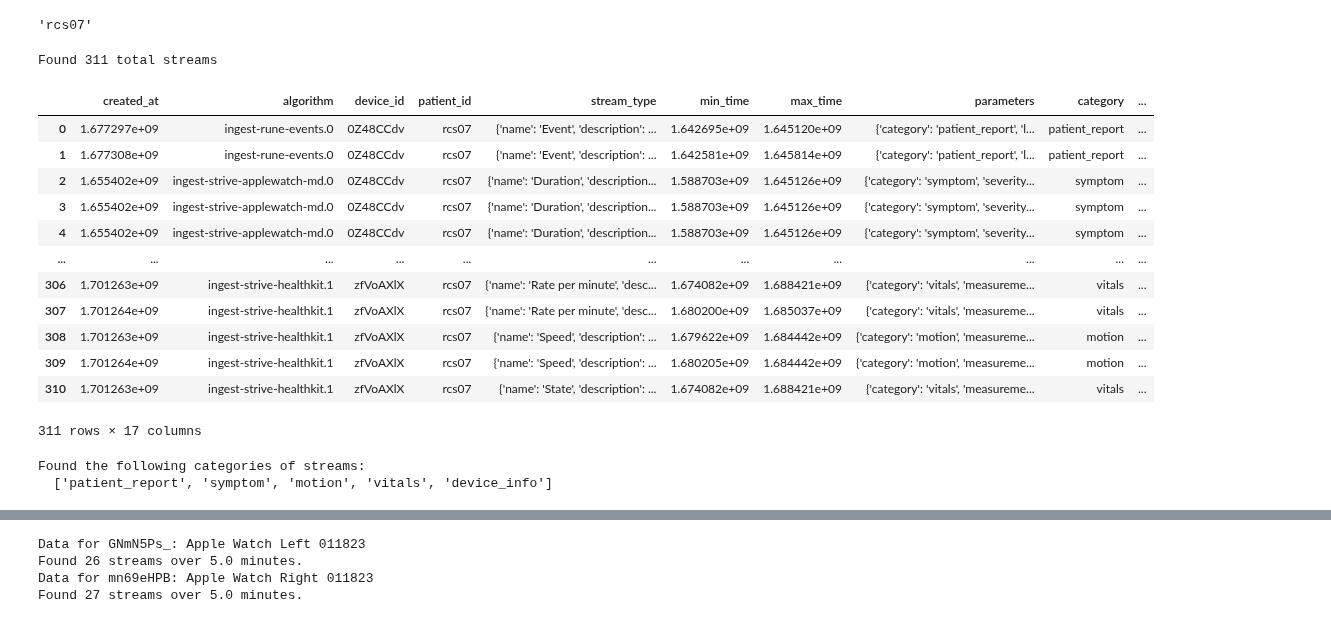
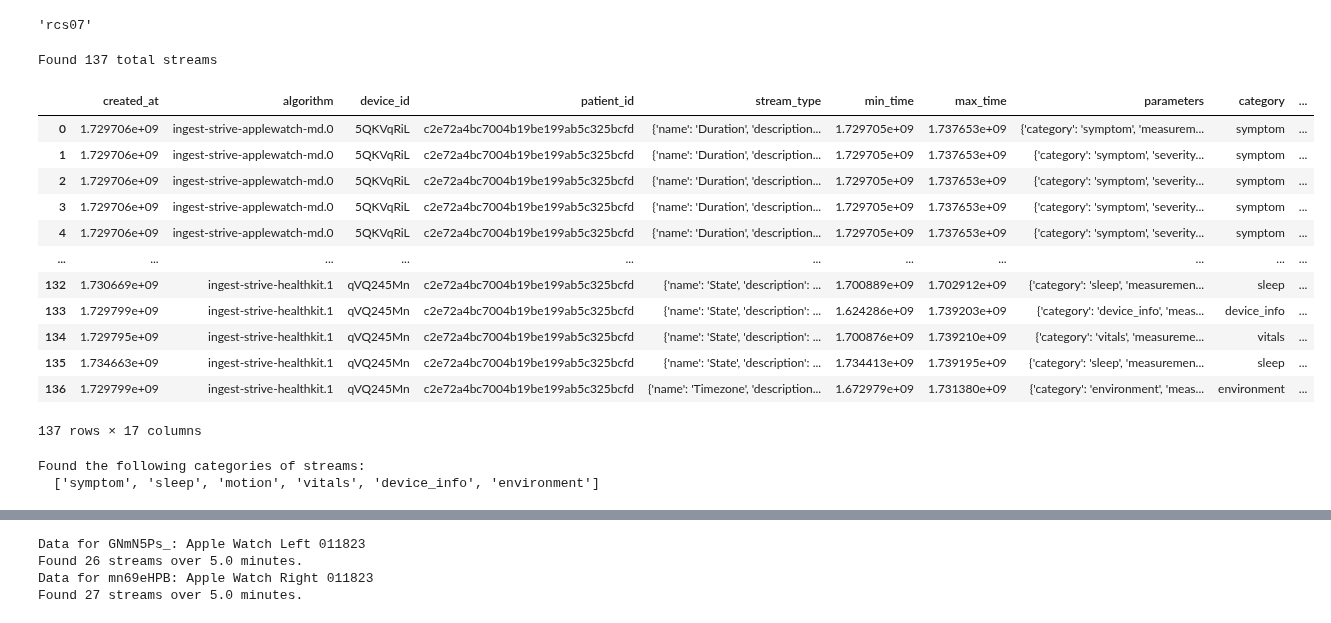
Before and after one commit to BCM-Neurosurgery/data-net-source, a Jupyter notebook: examples/rune_v2_testing.ipynb, the cells around one changed output, grey strips where cells are left out. Drawn from its saved outputs; the diff is of its cells as text; code cells hidden in the pictures.

Commit message:
updates to rune checker and toml

```diff
--- a/examples/rune_v2_testing.ipynb
+++ b/examples/rune_v2_testing.ipynb
@@ -46,28 +38,28 @@ a_device.patient_id
 # %%
 # Get the streams available for a particular patient
 from runeq.resources.stream_metadata import get_patient_stream_metadata
-patient_id = 'rcs07'
+patient_id = 'c2e72a4bc7004b19be199ab5c325bcfd'
 patient_streams = get_patient_stream_metadata(patient_id)
 print(f'Found {len(patient_streams)} total streams')
 stream_df = patient_streams.to_dataframe()
 display(stream_df)
 
 categories = stream_df['category'].unique().tolist()
 print(f'Found the following categories of streams: \n  {categories}')
 # %% [output]
-Found 311 total streams
+Found 137 total streams
 |  | created_at | algorithm | device_id | patient_id | stream_type | min_time | max_time | parameters | category | ... |
-| 0 | 1.677297e+09 | ingest-rune-events.0 | 0Z48CCdv | rcs07 | {'name': 'Event', 'description': ... | 1.642695e+09 | 1.645120e+09 | {'category': 'patient_report', 'l... | patient_report | ... |
-| 1 | 1.677308e+09 | ingest-rune-events.0 | 0Z48CCdv | rcs07 | {'name': 'Event', 'description': ... | 1.642581e+09 | 1.645814e+09 | {'category': 'patient_report', 'l... | patient_report | ... |
-| 2 | 1.655402e+09 | ingest-strive-applewatch-md.0 | 0Z48CCdv | rcs07 | {'name': 'Duration', 'description... | 1.588703e+09 | 1.645126e+09 | {'category': 'symptom', 'severity... | symptom | ... |
-| 3 | 1.655402e+09 | ingest-strive-applewatch-md.0 | 0Z48CCdv | rcs07 | {'name': 'Duration', 'description... | 1.588703e+09 | 1.645126e+09 | {'category': 'symptom', 'severity... | symptom | ... |
-| 4 | 1.655402e+09 | ingest-strive-applewatch-md.0 | 0Z48CCdv | rcs07 | {'name': 'Duration', 'description... | 1.588703e+09 | 1.645126e+09 | {'category': 'symptom', 'severity... | symptom | ... |
+| 0 | 1.729706e+09 | ingest-strive-applewatch-md.0 | 5QKVqRiL | c2e72a4bc7004b19be199ab5c325bcfd | {'name': 'Duration', 'description... | 1.729705e+09 | 1.737653e+09 | {'category': 'symptom', 'measurem... | symptom | ... |
+| 1 | 1.729706e+09 | ingest-strive-applewatch-md.0 | 5QKVqRiL | c2e72a4bc7004b19be199ab5c325bcfd | {'name': 'Duration', 'description... | 1.729705e+09 | 1.737653e+09 | {'category': 'symptom', 'severity... | symptom | ... |
+| 2 | 1.729706e+09 | ingest-strive-applewatch-md.0 | 5QKVqRiL | c2e72a4bc7004b19be199ab5c325bcfd | {'name': 'Duration', 'description... | 1.729705e+09 | 1.737653e+09 | {'category': 'symptom', 'severity... | symptom | ... |
+| 3 | 1.729706e+09 | ingest-strive-applewatch-md.0 | 5QKVqRiL | c2e72a4bc7004b19be199ab5c325bcfd | {'name': 'Duration', 'description... | 1.729705e+09 | 1.737653e+09 | {'category': 'symptom', 'severity... | symptom | ... |
+| 4 | 1.729706e+09 | ingest-strive-applewatch-md.0 | 5QKVqRiL | c2e72a4bc7004b19be199ab5c325bcfd | {'name': 'Duration', 'description... | 1.729705e+09 | 1.737653e+09 | {'category': 'symptom', 'severity... | symptom | ... |
 | ... | ... | ... | ... | ... | ... | ... | ... | ... | ... | ... |
-| 306 | 1.701263e+09 | ingest-strive-healthkit.1 | zfVoAXlX | rcs07 | {'name': 'Rate per minute', 'desc... | 1.674082e+09 | 1.688421e+09 | {'category': 'vitals', 'measureme... | vitals | ... |
-| 307 | 1.701264e+09 | ingest-strive-healthkit.1 | zfVoAXlX | rcs07 | {'name': 'Rate per minute', 'desc... | 1.680200e+09 | 1.685037e+09 | {'category': 'vitals', 'measureme... | vitals | ... |
-| 308 | 1.701263e+09 | ingest-strive-healthkit.1 | zfVoAXlX | rcs07 | {'name': 'Speed', 'description': ... | 1.679622e+09 | 1.684442e+09 | {'category': 'motion', 'measureme... | motion | ... |
-| 309 | 1.701264e+09 | ingest-strive-healthkit.1 | zfVoAXlX | rcs07 | {'name': 'Speed', 'description': ... | 1.680205e+09 | 1.684442e+09 | {'category': 'motion', 'measureme... | motion | ... |
-| 310 | 1.701263e+09 | ingest-strive-healthkit.1 | zfVoAXlX | rcs07 | {'name': 'State', 'description': ... | 1.674082e+09 | 1.688421e+09 | {'category': 'vitals', 'measureme... | vitals | ... |
+| 132 | 1.730669e+09 | ingest-strive-healthkit.1 | qVQ245Mn | c2e72a4bc7004b19be199ab5c325bcfd | {'name': 'State', 'description': ... | 1.700889e+09 | 1.702912e+09 | {'category': 'sleep', 'measuremen... | sleep | ... |
+| 133 | 1.729799e+09 | ingest-strive-healthkit.1 | qVQ245Mn | c2e72a4bc7004b19be199ab5c325bcfd | {'name': 'State', 'description': ... | 1.624286e+09 | 1.739203e+09 | {'category': 'device_info', 'meas... | device_info | ... |
+| 134 | 1.729795e+09 | ingest-strive-healthkit.1 | qVQ245Mn | c2e72a4bc7004b19be199ab5c325bcfd | {'name': 'State', 'description': ... | 1.700876e+09 | 1.739210e+09 | {'category': 'vitals', 'measureme... | vitals | ... |
+| 135 | 1.734663e+09 | ingest-strive-healthkit.1 | qVQ245Mn | c2e72a4bc7004b19be199ab5c325bcfd | {'name': 'State', 'description': ... | 1.734413e+09 | 1.739195e+09 | {'category': 'sleep', 'measuremen... | sleep | ... |
+| 136 | 1.729799e+09 | ingest-strive-healthkit.1 | qVQ245Mn | c2e72a4bc7004b19be199ab5c325bcfd | {'name': 'Timezone', 'description... | 1.672979e+09 | 1.731380e+09 | {'category': 'environment', 'meas... | environment | ... |
-311 rows × 17 columns
+137 rows × 17 columns
 Found the following categories of streams:
-  ['patient_report', 'symptom', 'motion', 'vitals', 'device_info']
+  ['symptom', 'sleep', 'motion', 'vitals', 'device_info', 'environment']
```
Also changed, not shown: parts of 4 cells of this notebook, 46 other files.
